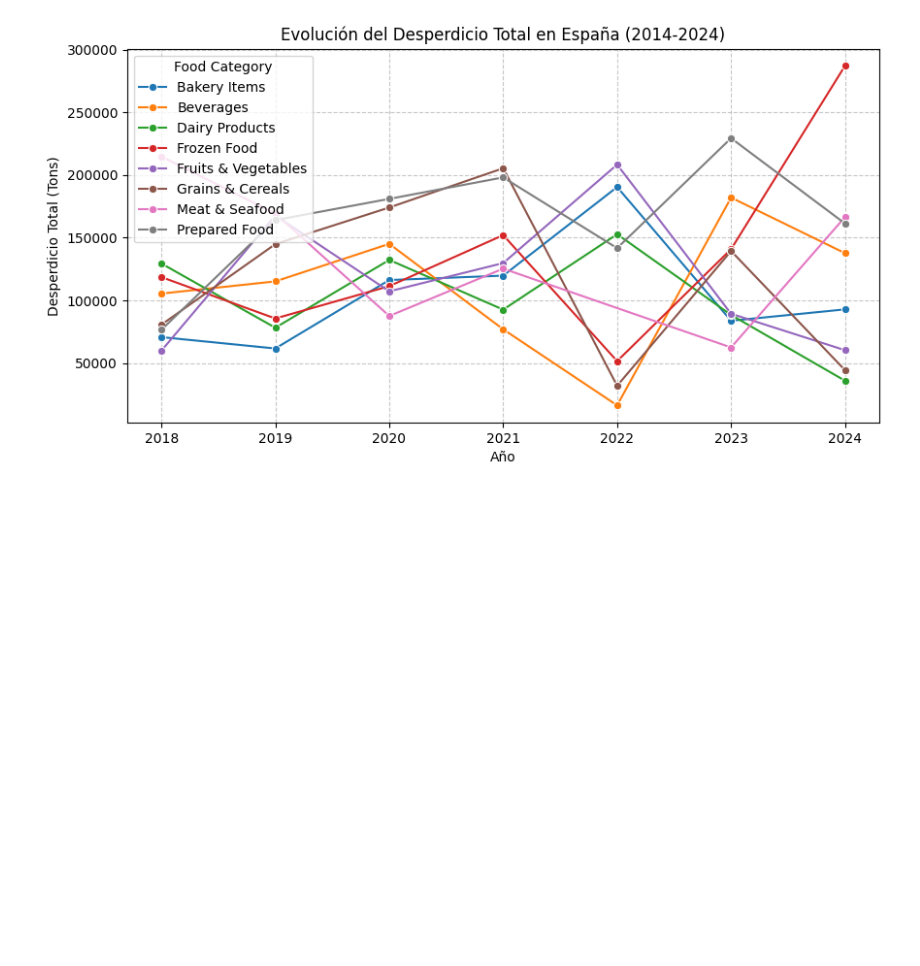
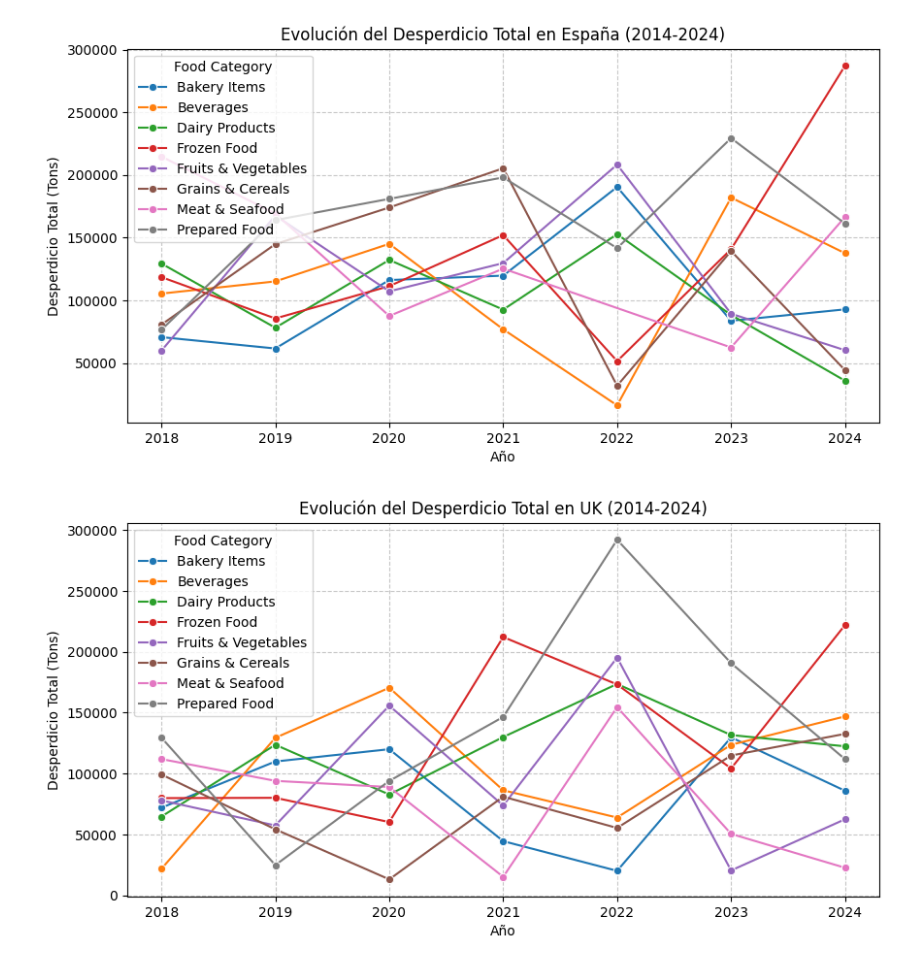
Before and after one commit to ana19750630/2503_dsft_thebridge_ana, a Jupyter notebook: Desperdicio_comida/Pruebas desperdicio.ipynb, the cells around one changed output. Drawn from its saved outputs; the diff is of its cells as text; code cells hidden in the pictures; blank space fills up the shorter version.

```diff
--- a/Desperdicio_comida/Pruebas desperdicio.ipynb
+++ b/Desperdicio_comida/Pruebas desperdicio.ipynb
@@ -70,3 +88,24 @@ plt.grid(True, linestyle="--", alpha=0.7)
 plt.show()
 # %% [output]
 [figure]
+# %%
+import matplotlib.pyplot as plt
+import seaborn as sns
+
+# Filtrar datos solo para UK
+data_UK = data_2[data_2['Country'] == "UK"]
+
+# Configurar el gráfico
+plt.figure(figsize=(10, 5))
+sns.lineplot(data=data_UK, x="Year", y="Total Waste (Tons)", marker="o", color="b", hue='Food Category')
+
+# Personalizar el gráfico
+plt.xlabel("Año")
+plt.ylabel("Desperdicio Total (Tons)")
+plt.title("Evolución del Desperdicio Total en UK (2014-2024)")
+plt.grid(True, linestyle="--", alpha=0.7)
+
+# Mostrar gráfico
+plt.show()
+# %% [output]
+[figure, added]
```
Also changed, not shown: parts of 1 cell of this notebook, 3 other files.
